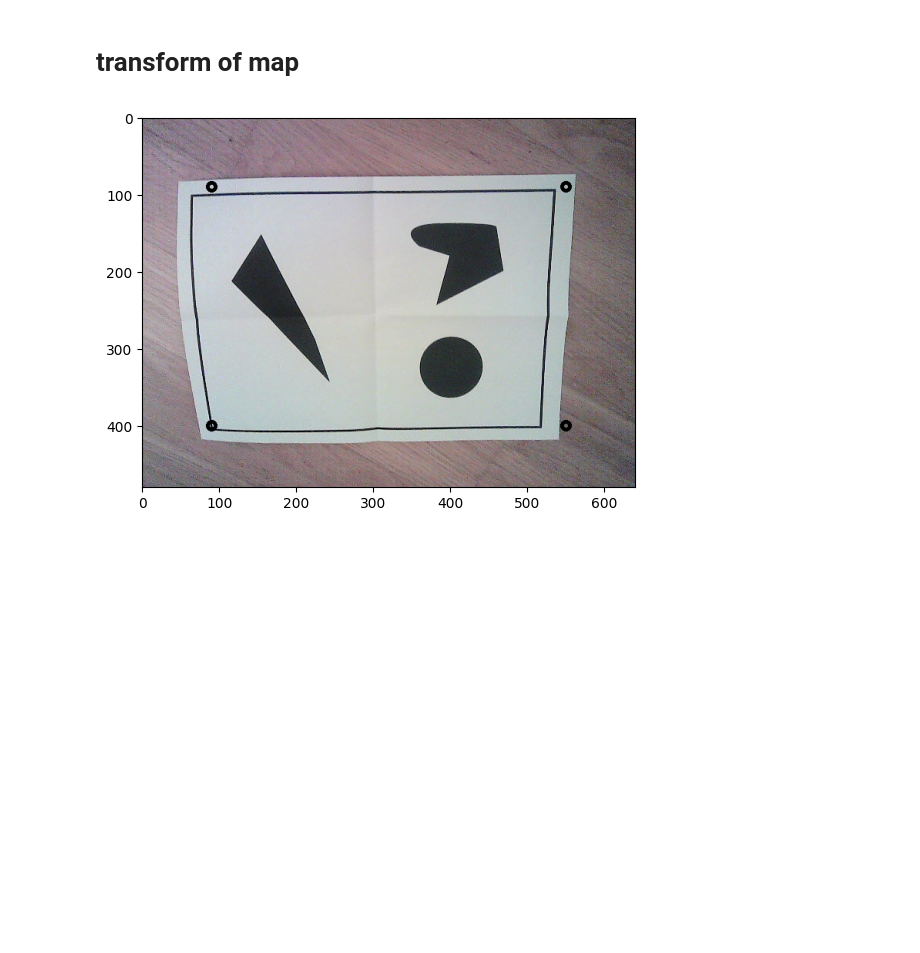
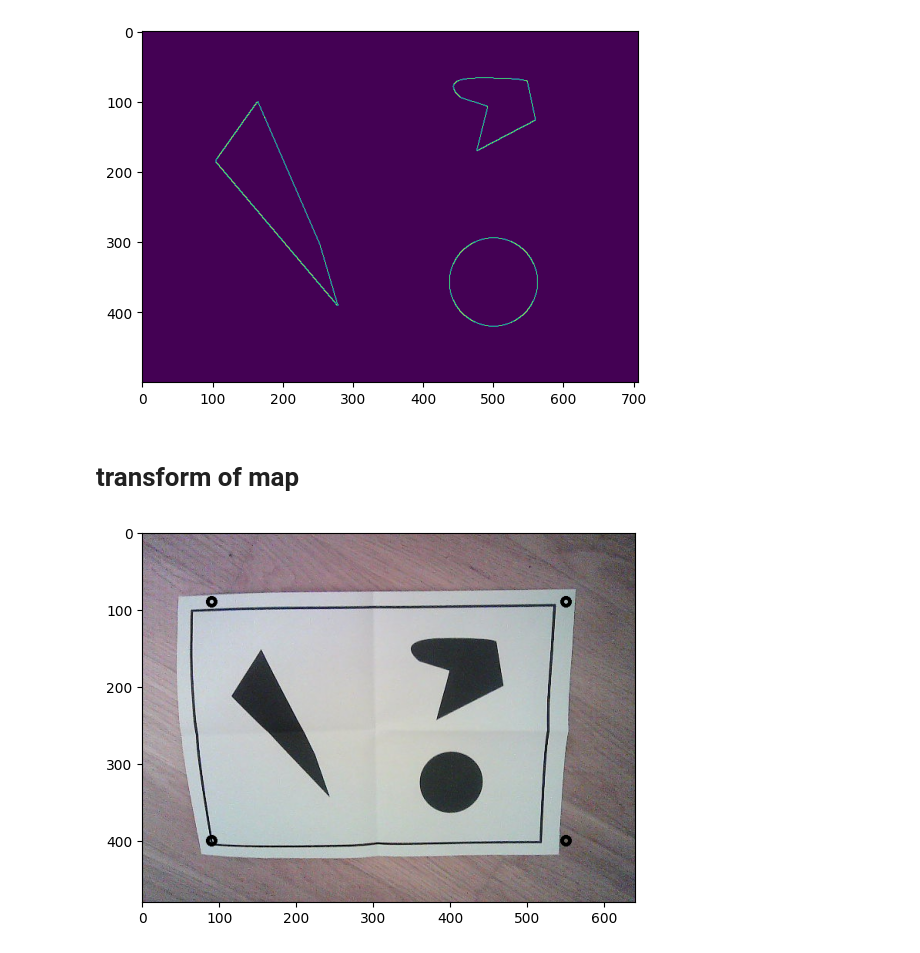
Before and after one commit to LaserLisa/BOMR, a Jupyter notebook: src/vision/threshold.ipynb, the cells around one changed output. Drawn from its saved outputs; the diff is of its cells as text; code cells hidden in the pictures; blank space fills up the shorter version.

```diff
--- a/src/vision/threshold.ipynb
+++ b/src/vision/threshold.ipynb
@@ -77,3 +85,9 @@ show_img(x)
+# %%
+contours, _ = cv2.findContours(x, cv2.RETR_EXTERNAL, cv2.CHAIN_APPROX_SIMPLE)
+cv2.drawContours(x, contours, -1, (0, 255, 255), 10)
+show_img(x)
+# %% [output]
+[figure, added]
 # %% [markdown]
 # transform of map
 # %%
```
Also changed, not shown: parts of 9 cells of this notebook, 9 other files.
